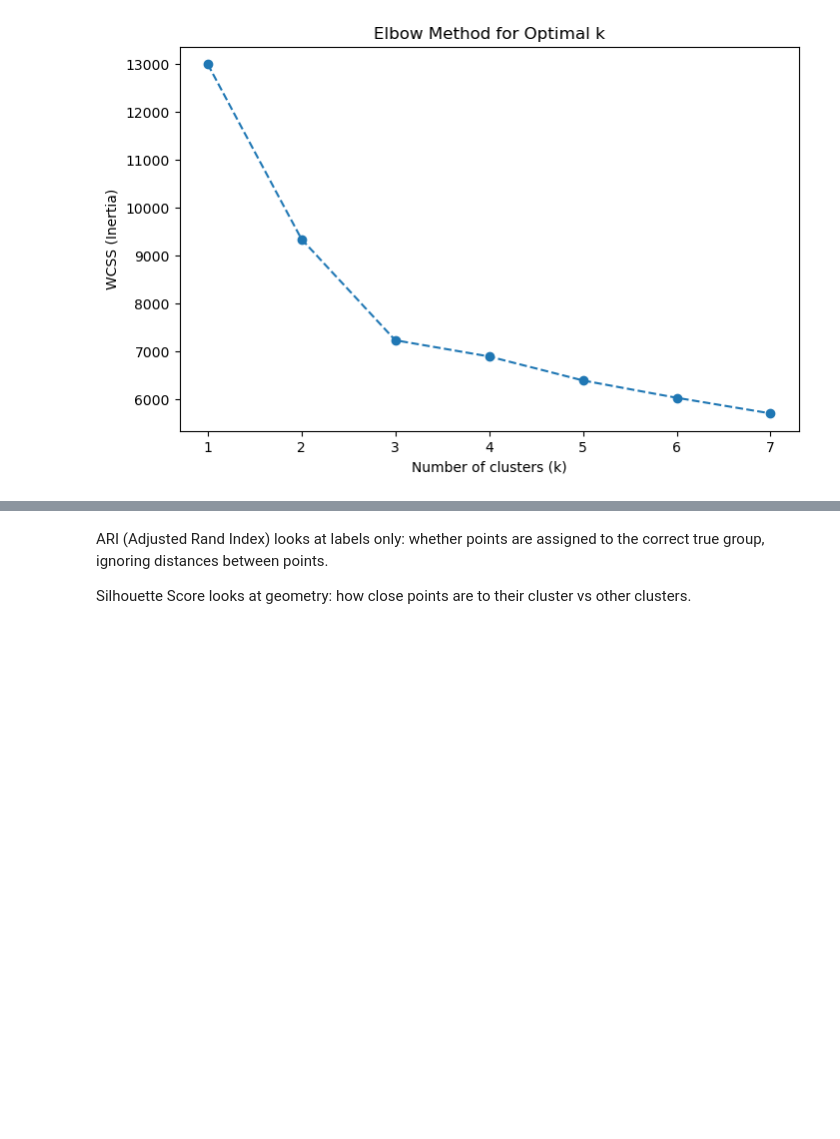
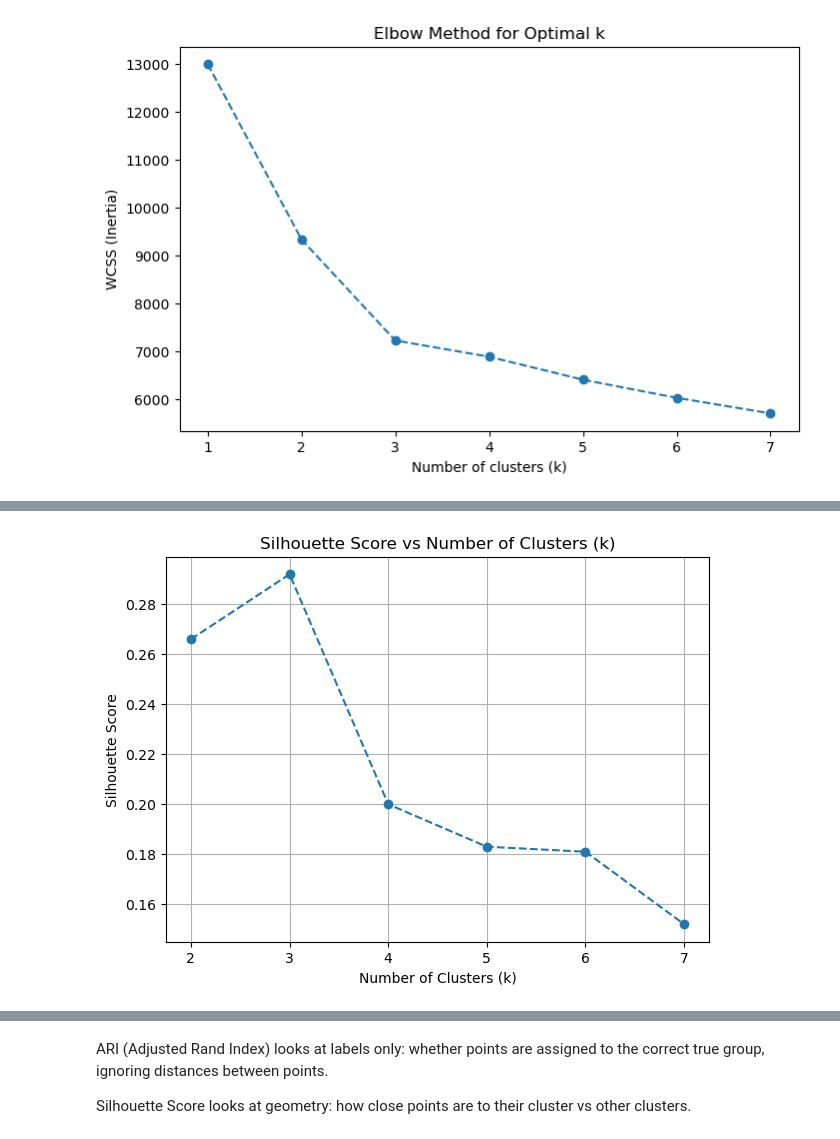
Before and after one commit to YUVASHRI-25/CLUSTERING, a Jupyter notebook: code.ipynb, the cells around one changed output, grey strips where cells are left out. Saved outputs shown, nothing was run; the diff lists cells and outputs as text; code cells hidden in the pictures; blank space fills up the shorter version.

```diff
--- a/code.ipynb
+++ b/code.ipynb
@@ -272 +269,18 @@ k = 6, Silhouette Score = 0.182
 k = 7, Silhouette Score = 0.152
+# %%
+import matplotlib.pyplot as plt
+
+# Your silhouette scores
+k_values = [2, 3, 4, 5, 6, 7]
+scores = [0.266, 0.292, 0.200, 0.183, 0.181, 0.152]
+
+plt.figure(figsize=(7,5))
+plt.plot(k_values, scores, marker='o', linestyle='--')
+plt.title("Silhouette Score vs Number of Clusters (k)")
+plt.xlabel("Number of Clusters (k)")
+plt.ylabel("Silhouette Score")
+plt.xticks(k_values)
+plt.grid(True)
+plt.show()
+# %% [output]
+[figure, added]
```
Also changed, not shown: parts of 13 cells of this notebook, 4 other files.
